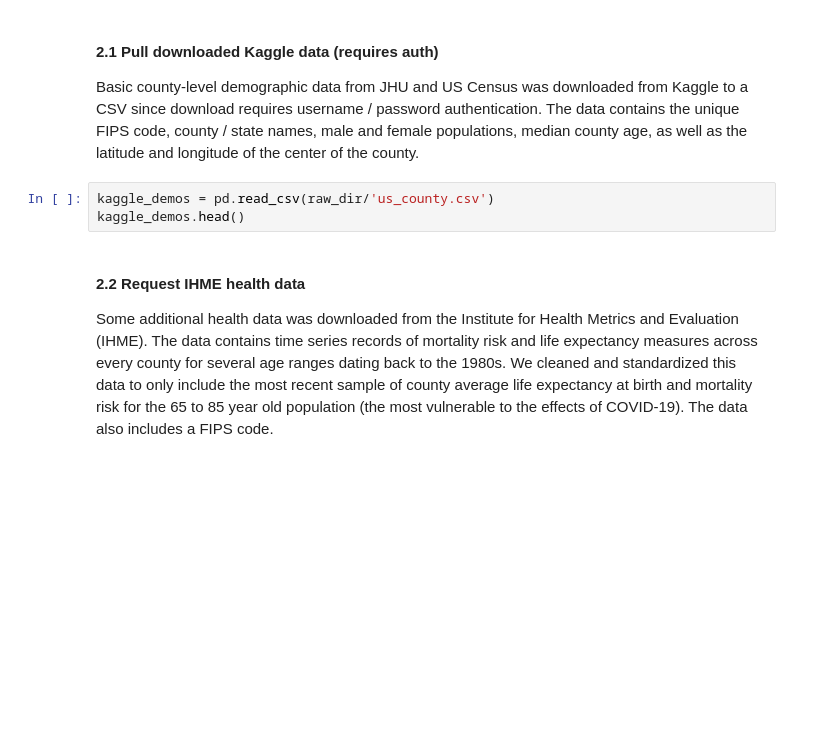
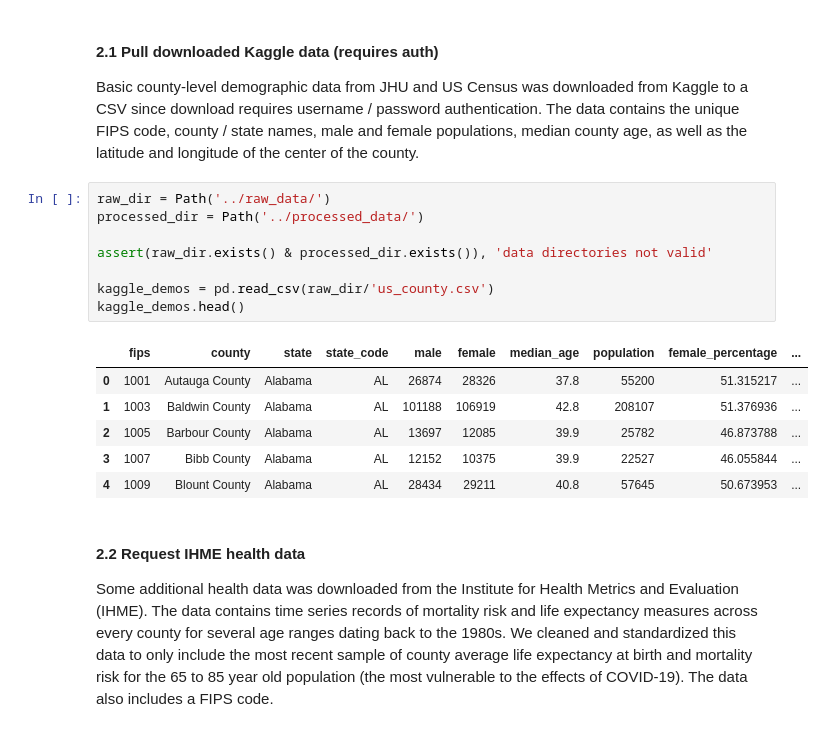
Before and after one commit to MichaelYinGH/ac209project, a Jupyter notebook: notebooks/milestone3.ipynb, the cells around one changed output. Saved outputs shown, nothing was run; the diff lists cells and outputs as text; blank space fills up the shorter version.

```diff
--- a/notebooks/milestone3.ipynb
+++ b/notebooks/milestone3.ipynb
@@ -46,8 +56,20 @@ new_confirmed.to_csv("../processed_data/new_confirmed.csv")
 #### 2.1 Pull downloaded Kaggle data (requires auth)
 Basic county-level demographic data from JHU and US Census was downloaded from Kaggle to a CSV since download requires username / password authentication. The data contains the unique FIPS code, county / state names, male and female populations, median county age, as well as the latitude and longitude of the center of the county.
 # %%
+raw_dir = Path('../raw_data/')
+processed_dir = Path('../processed_data/')
+
+assert(raw_dir.exists() & processed_dir.exists()), 'data directories not valid'
+
 kaggle_demos = pd.read_csv(raw_dir/'us_county.csv')
 kaggle_demos.head()
+# %% [output]
+|  | fips | county | state | state_code | male | female | median_age | population | female_percentage | ... |
+| 0 | 1001 | Autauga County | Alabama | AL | 26874 | 28326 | 37.8 | 55200 | 51.315217 | ... |
+| 1 | 1003 | Baldwin County | Alabama | AL | 101188 | 106919 | 42.8 | 208107 | 51.376936 | ... |
+| 2 | 1005 | Barbour County | Alabama | AL | 13697 | 12085 | 39.9 | 25782 | 46.873788 | ... |
+| 3 | 1007 | Bibb County | Alabama | AL | 12152 | 10375 | 39.9 | 22527 | 46.055844 | ... |
+| 4 | 1009 | Blount County | Alabama | AL | 28434 | 29211 | 40.8 | 57645 | 50.673953 | ... |
 # %% [markdown]
 #### 2.2 Request IHME health data
 
```
Also changed, not shown: parts of 17 cells of this notebook.
